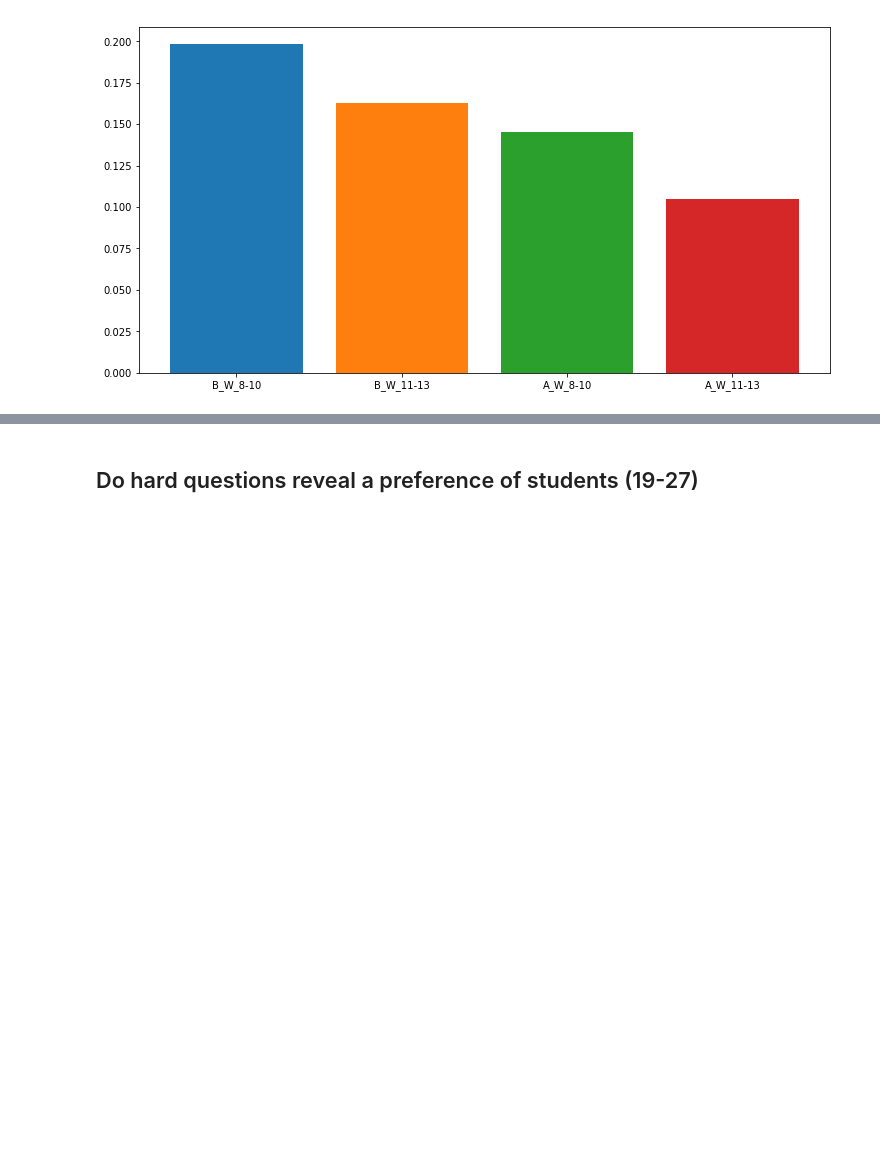
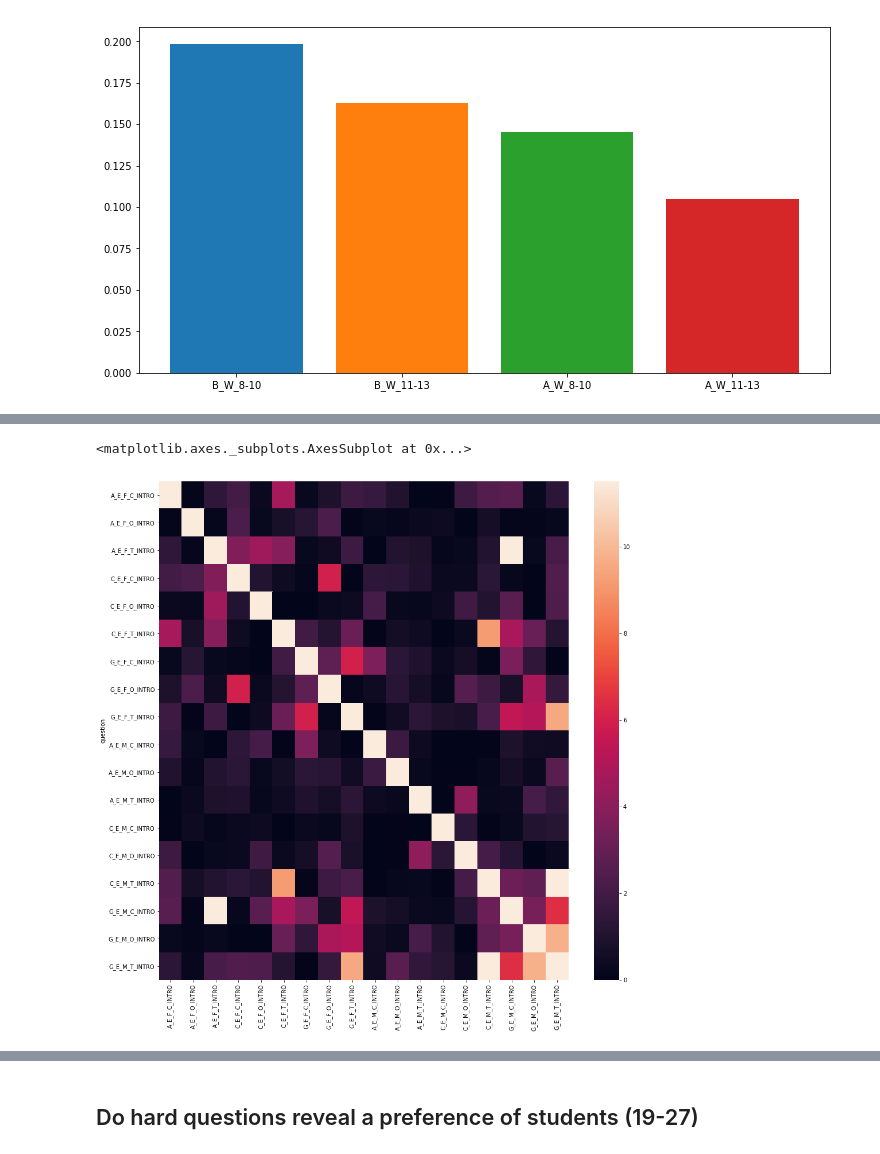
Before and after one commit to chili-epfl/induce, a Jupyter notebook: analysis/Analysis.ipynb, the cells around one changed output, grey strips where cells are left out. Drawn from its saved outputs; the diff is of its cells as text; code cells hidden in the pictures; blank space fills up the shorter version.

```diff
--- a/analysis/Analysis.ipynb
+++ b/analysis/Analysis.ipynb
@@ -242,0 +259,13 @@ AY: 0.146        AO: 0.105
+# %%
+def computeUniqueId(row):
+    if row.step < 18:
+        return row.question + "_INTRO"
+    if row.step < 36:
+        return row.question + "_CORE"
+    if row.step in [36, 38, 40, 45, 47, 49, 54, 56, 58]:
+        return row.question + "_TRIK"
+    if row.step in [37, 39, 41, 46, 48, 50, 55, 57, 59]:
+        return row.question + "_FLEX"
+    return row.question + "_DELY"
+
+dataDf["uniqueQuestionID"] = dataDf.apply(computeUniqueId, axis = 1)
@@ -242,0 +281,10 @@ AY: 0.146        AO: 0.105
+# %%
+_D = dataDf.groupby(["user", "uniqueQuestionID"]).first().reset_index()
+rows = []
+for user in dataDf.user.unique():
+    userSequence = [x[1] for x in _D[_D.user == user].iterrows()]
+    userRow = { "user": user }
+    for q in userSequence:
+        userRow[q.uniqueQuestionID] = q.result
+    rows.append(userRow)
+userDf = pd.DataFrame(rows).set_index("user")
@@ -242,0 +357,13 @@ AY: 0.146        AO: 0.105
+# %%
+cols = introQuestions
+
+rows = []
+for q1 in cols:
+    row = [ q1 ]
+    for q2 in cols:
+        row.append(-np.log(max(1e-5, ChiSquare(userDf[q1], userDf[q2], verbose=False))))
+        #row.append(ChiSquare(userDf[q1], userDf[q2]))
+    rows.append(row)
+# %%
+_df = pd.DataFrame(rows, columns=["question"] + cols).set_index("question")
+_df.head()
@@ -242,0 +378,6 @@ AY: 0.146        AO: 0.105
+# %%
+plt.figure(figsize=(16,16))
+sns.heatmap(_df)
+# %% [output]
+<matplotlib.axes._subplots.AxesSubplot at 0x...>
+[figure, added]
```
Also changed, not shown: parts of 17 cells of this notebook, 10 other files.
